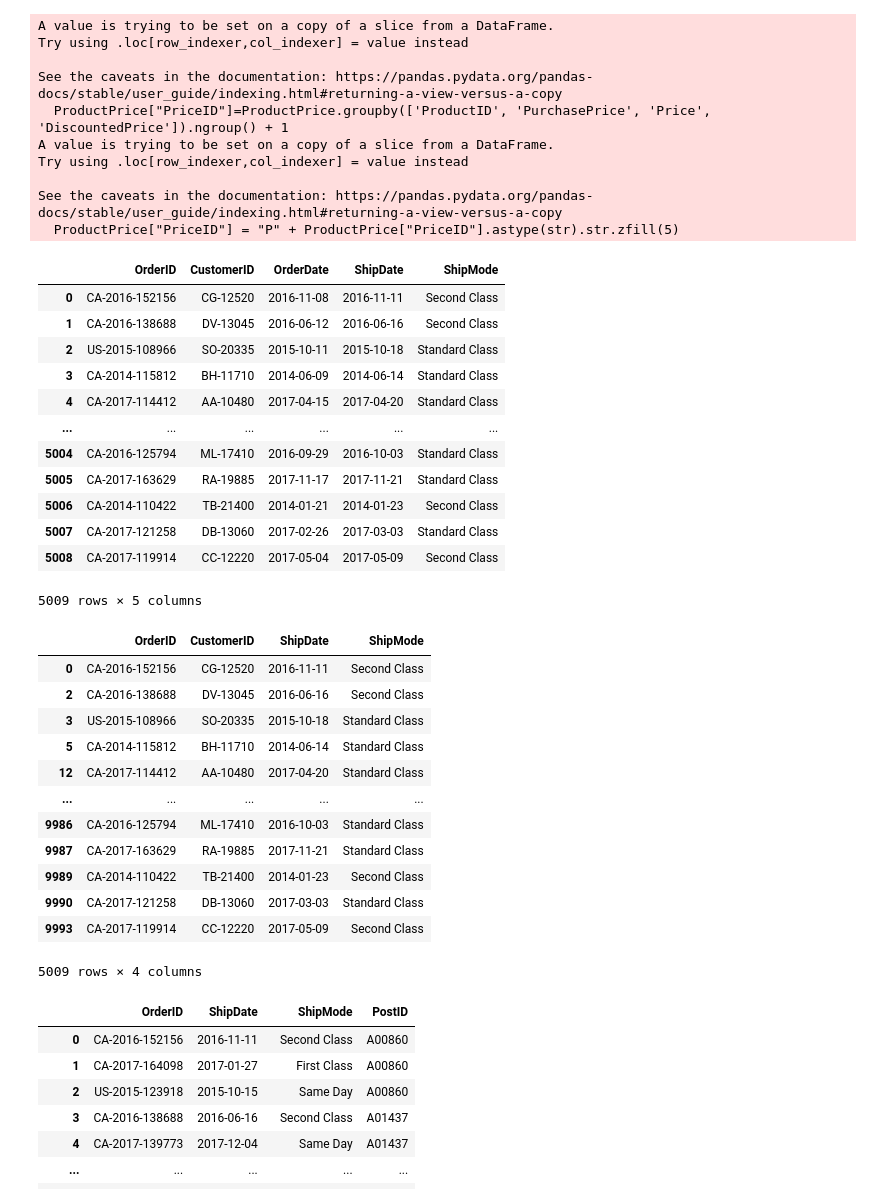
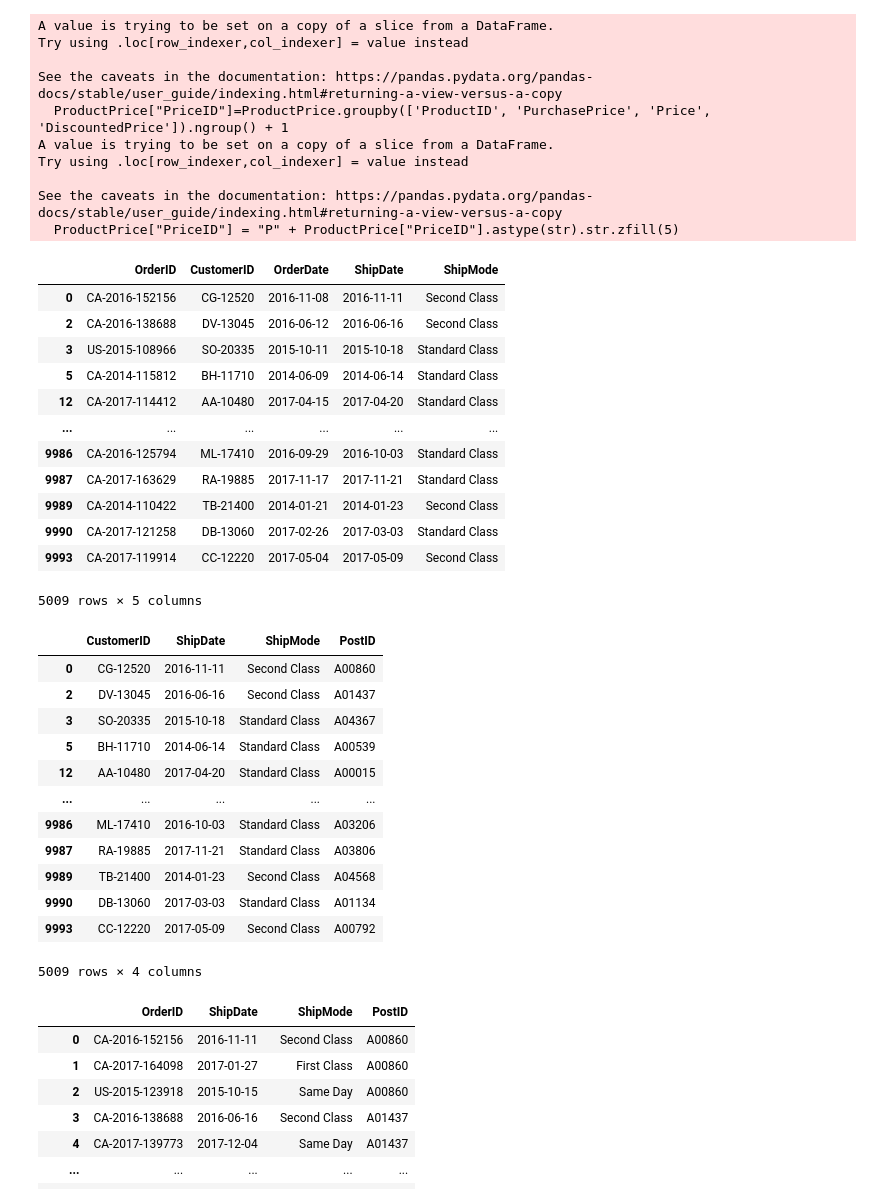
Before and after one commit to Rojhak/BI_analysis, a Jupyter notebook: eda_tableu.ipynb, the cells around one changed output. Saved outputs shown, nothing was run; the diff lists cells and outputs as text; code cells hidden in the pictures.

Commit message:
new_table

```diff
--- a/eda_tableu.ipynb
+++ b/eda_tableu.ipynb
@@ -171,38 +170,39 @@ See the caveats in the documentation: https://pandas.pydata.org/pandas-docs/stab
   ProductPrice["PriceID"] = "P" + ProductPrice["PriceID"].astype(str).str.zfill(5)
 # %%
 #Remove dublicate from Orders
-Orders =Orders.drop_duplicates(subset="OrderID", ignore_index=True)
+
+#Orders = Orders.drop_duplicates()
 Orders
 # %% [output]
 |  | OrderID | CustomerID | OrderDate | ShipDate | ShipMode |
 | 0 | CA-2016-152156 | CG-12520 | 2016-11-08 | 2016-11-11 | Second Class |
-| 1 | CA-2016-138688 | DV-13045 | 2016-06-12 | 2016-06-16 | Second Class |
-| 2 | US-2015-108966 | SO-20335 | 2015-10-11 | 2015-10-18 | Standard Class |
-| 3 | CA-2014-115812 | BH-11710 | 2014-06-09 | 2014-06-14 | Standard Class |
-| 4 | CA-2017-114412 | AA-10480 | 2017-04-15 | 2017-04-20 | Standard Class |
+| 2 | CA-2016-138688 | DV-13045 | 2016-06-12 | 2016-06-16 | Second Class |
+| 3 | US-2015-108966 | SO-20335 | 2015-10-11 | 2015-10-18 | Standard Class |
+| 5 | CA-2014-115812 | BH-11710 | 2014-06-09 | 2014-06-14 | Standard Class |
+| 12 | CA-2017-114412 | AA-10480 | 2017-04-15 | 2017-04-20 | Standard Class |
 | ... | ... | ... | ... | ... | ... |
-| 5004 | CA-2016-125794 | ML-17410 | 2016-09-29 | 2016-10-03 | Standard Class |
-| 5005 | CA-2017-163629 | RA-19885 | 2017-11-17 | 2017-11-21 | Standard Class |
-| 5006 | CA-2014-110422 | TB-21400 | 2014-01-21 | 2014-01-23 | Second Class |
-| 5007 | CA-2017-121258 | DB-13060 | 2017-02-26 | 2017-03-03 | Standard Class |
-| 5008 | CA-2017-119914 | CC-12220 | 2017-05-04 | 2017-05-09 | Second Class |
+| 9986 | CA-2016-125794 | ML-17410 | 2016-09-29 | 2016-10-03 | Standard Class |
+| 9987 | CA-2017-163629 | RA-19885 | 2017-11-17 | 2017-11-21 | Standard Class |
+| 9989 | CA-2014-110422 | TB-21400 | 2014-01-21 | 2014-01-23 | Second Class |
+| 9990 | CA-2017-121258 | DB-13060 | 2017-02-26 | 2017-03-03 | Standard Class |
+| 9993 | CA-2017-119914 | CC-12220 | 2017-05-04 | 2017-05-09 | Second Class |
 5009 rows × 5 columns
 # %%
-Shipin_details =db[["OrderID","CustomerID","ShipDate", "ShipMode"]].drop_duplicates()
+Shipin_details =db[["CustomerID","ShipDate", "ShipMode", "PostID"]].drop_duplicates()
 Shipin_details
 # %% [output]
-|  | OrderID | CustomerID | ShipDate | ShipMode |
-| 0 | CA-2016-152156 | CG-12520 | 2016-11-11 | Second Class |
-| 2 | CA-2016-138688 | DV-13045 | 2016-06-16 | Second Class |
-| 3 | US-2015-108966 | SO-20335 | 2015-10-18 | Standard Class |
-| 5 | CA-2014-115812 | BH-11710 | 2014-06-14 | Standard Class |
-| 12 | CA-2017-114412 | AA-10480 | 2017-04-20 | Standard Class |
+|  | CustomerID | ShipDate | ShipMode | PostID |
+| 0 | CG-12520 | 2016-11-11 | Second Class | A00860 |
+| 2 | DV-13045 | 2016-06-16 | Second Class | A01437 |
+| 3 | SO-20335 | 2015-10-18 | Standard Class | A04367 |
+| 5 | BH-11710 | 2014-06-14 | Standard Class | A00539 |
+| 12 | AA-10480 | 2017-04-20 | Standard Class | A00015 |
 | ... | ... | ... | ... | ... |
-| 9986 | CA-2016-125794 | ML-17410 | 2016-10-03 | Standard Class |
-| 9987 | CA-2017-163629 | RA-19885 | 2017-11-21 | Standard Class |
-| 9989 | CA-2014-110422 | TB-21400 | 2014-01-23 | Second Class |
-| 9990 | CA-2017-121258 | DB-13060 | 2017-03-03 | Standard Class |
-| 9993 | CA-2017-119914 | CC-12220 | 2017-05-09 | Second Class |
+| 9986 | ML-17410 | 2016-10-03 | Standard Class | A03206 |
+| 9987 | RA-19885 | 2017-11-21 | Standard Class | A03806 |
+| 9989 | TB-21400 | 2014-01-23 | Second Class | A04568 |
+| 9990 | DB-13060 | 2017-03-03 | Standard Class | A01134 |
+| 9993 | CC-12220 | 2017-05-09 | Second Class | A00792 |
 5009 rows × 4 columns
 # %%
 new_db = pd.merge( Address,Shipin_details, on='CustomerID',)
```
Also changed, not shown: parts of 4 cells of this notebook.
